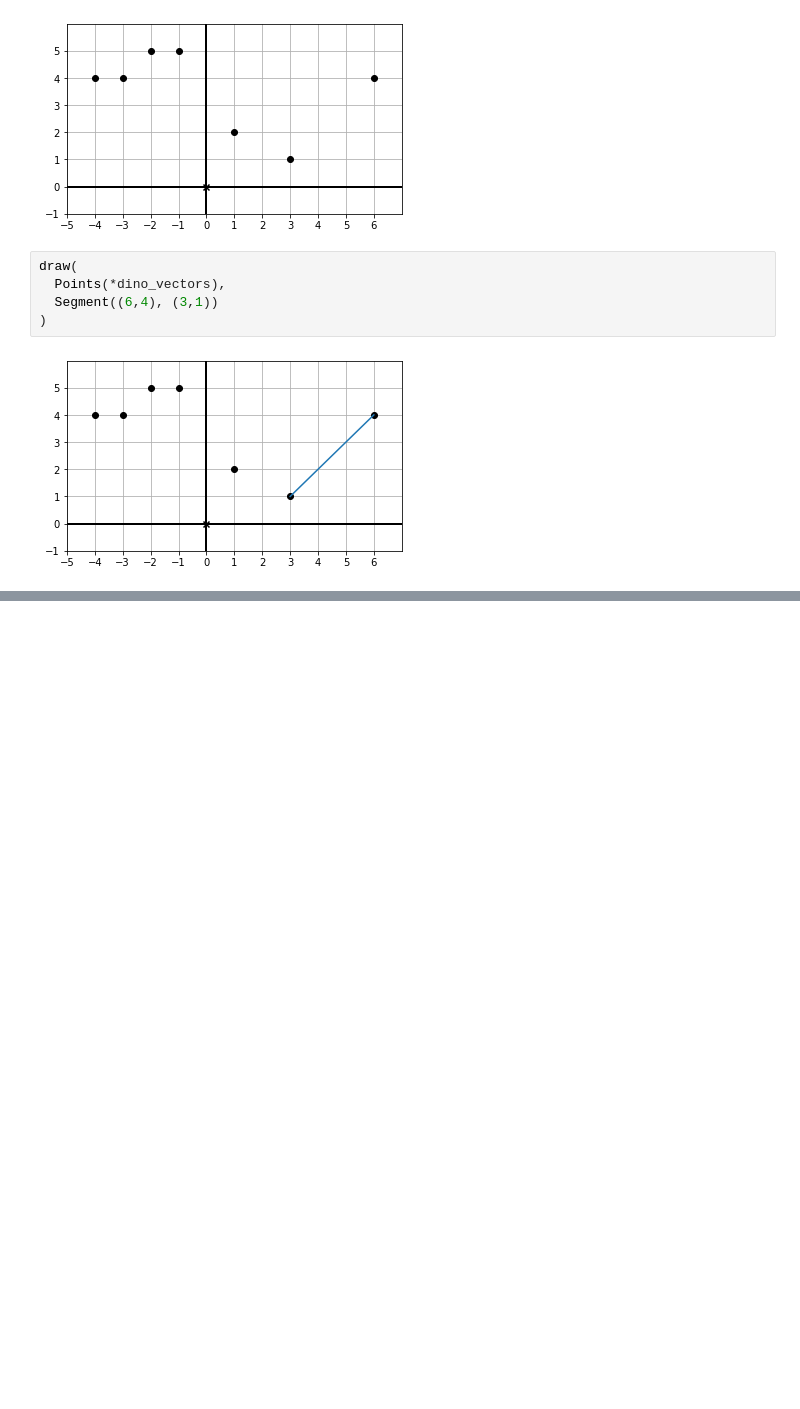
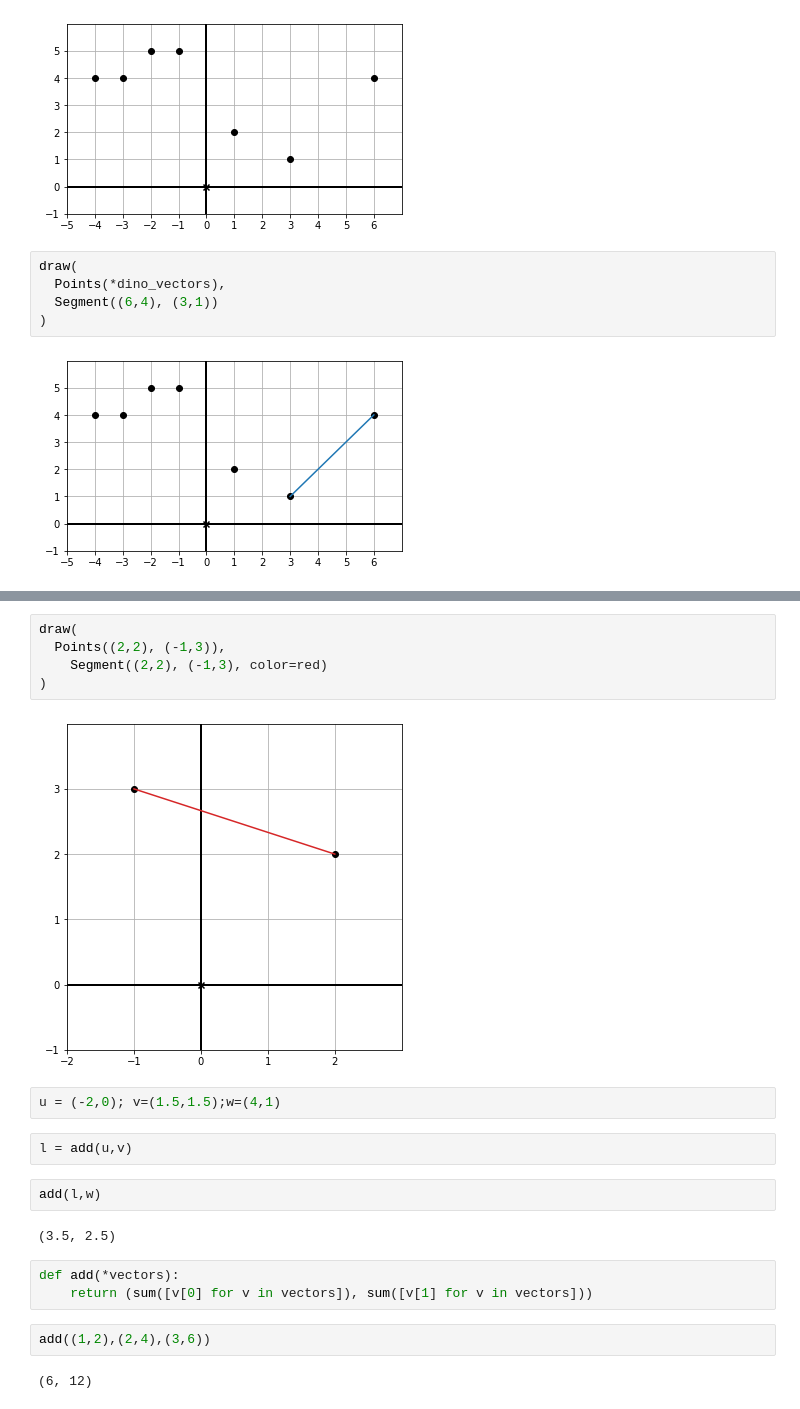
Before and after one commit to ycyoes/mlearn, a Jupyter notebook: practise/math/math_for_programmers/chapter02.ipynb, the cells around one changed output, grey strips where cells are left out. Drawn from its saved outputs; the diff is of its cells as text; blank space fills up the shorter version.

```diff
--- a/practise/math/math_for_programmers/chapter02.ipynb
+++ b/practise/math/math_for_programmers/chapter02.ipynb
@@ -16,0 +61,22 @@ draw(
+# %%
+draw(
+  Points((2,2), (-1,3)),
+    Segment((2,2), (-1,3), color=red)
+)
+# %% [output]
+[figure, added]
+# %%
+u = (-2,0); v=(1.5,1.5);w=(4,1)
+# %%
+l = add(u,v)
+# %%
+add(l,w)
+# %% [output]
+(3.5, 2.5)
+# %%
+def add(*vectors):
+    return (sum([v[0] for v in vectors]), sum([v[1] for v in vectors]))
+# %%
+add((1,2),(2,4),(3,6))
+# %% [output]
+(6, 12)
```
Also changed, not shown: parts of 9 cells of this notebook, 1 other file.
